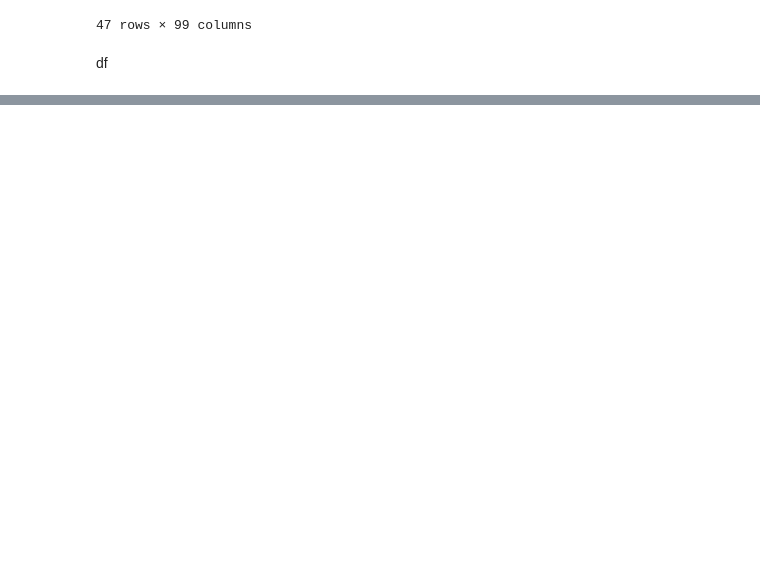
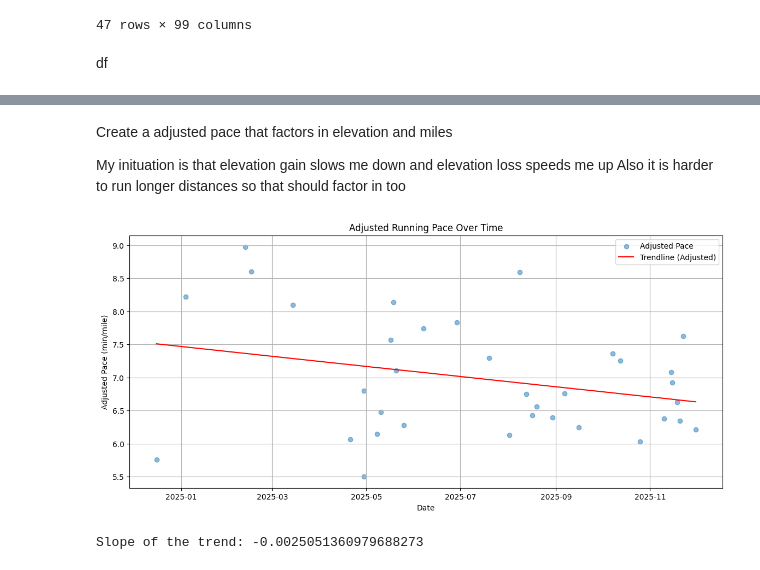
Before and after one commit to shaan101patel/Strava-Analytics, a Jupyter notebook: main.ipynb, the cells around one changed output, grey strips where cells are left out. Cells and saved outputs as stored; diff of their text form; code cells hidden in the pictures; blank space fills up the shorter version.

```diff
--- a/main.ipynb
+++ b/main.ipynb
@@ -86,0 +158,61 @@ df.head()
+# %% [markdown]
+Create a adjusted pace that factors in elevation and miles
+
+My inituation is that elevation gain slows me down and elevation loss speeds me up
+Also it is harder to run longer distances so that should factor in too
+# %%
+# Create a adjusted pace that factors in elevation and miles
+
+
+# Feature Engineering using lin reg
+
+df['Gain_Per_Mile'] = df['Elevation Gain'] / df['Distance']
+df['Loss_Per_Mile'] = df['Elevation Loss'] / df['Distance']
+
+# Define reg_df for regression
+regDf = df.dropna(subset=['Pace', 'Distance', 'Gain_Per_Mile', 'Loss_Per_Mile'])
+regDf = regDf[np.isfinite(regDf['Pace']) & (regDf['Distance'] > 0)]
+
+X = regDf[['Distance', 'Gain_Per_Mile', 'Loss_Per_Mile']].values
+X = np.c_[np.ones(X.shape[0]), X]
+y = regDf['Pace'].values
+
+
+theta, residuals, rank, s = np.linalg.lstsq(X, y, rcond=None)
+intercept, c_dist, c_gain, c_loss = theta
+
+
+# calc / add in the Adjusted Pace
+
+adjustment = (c_dist * df['Distance']) + (c_gain * df['Gain_Per_Mile']) + (c_loss * df['Loss_Per_Mile'])
+df['Adjusted_Pace'] = df['Pace'] - adjustment
+
+
+# ORIGINAL GRAPH AFTER OUTLIER REMOVAL and ADJUSTED PACE:
+df = df.sort_values('Activity Date')
+df = df.dropna(subset=['Adjusted_Pace'])
+df = df[np.isfinite(df['Adjusted_Pace'])]
+
+plt.figure(figsize=(14, 6))
+plt.scatter(df['Activity Date'], df['Adjusted_Pace'], alpha=0.5, label='Adjusted Pace')
+
+# Add a trendline
+# Convert dates to numbers for polyfit
+dates = df['Activity Date'].map(pd.Timestamp.toordinal)
+z = np.polyfit(dates, df['Adjusted_Pace'], 1)
+p = np.poly1d(z)
+
+plt.plot(df['Activity Date'], p(dates), "r", label='Trendline (Adjusted)')
+
+plt.title('Adjusted Running Pace Over Time')
+plt.xlabel('Date')
+plt.ylabel('Adjusted Pace (min/mile)')
+plt.legend()
+plt.grid(True)
+plt.savefig('adjusted_pace_trend.png')
+plt.show()
+
+print("Slope of the trend: " + str(z[0]))
+# %% [output]
+[figure, added]
+Slope of the trend: -0.0025051360979688273
```
Also changed, not shown: parts of 7 cells of this notebook, 1 other file.
